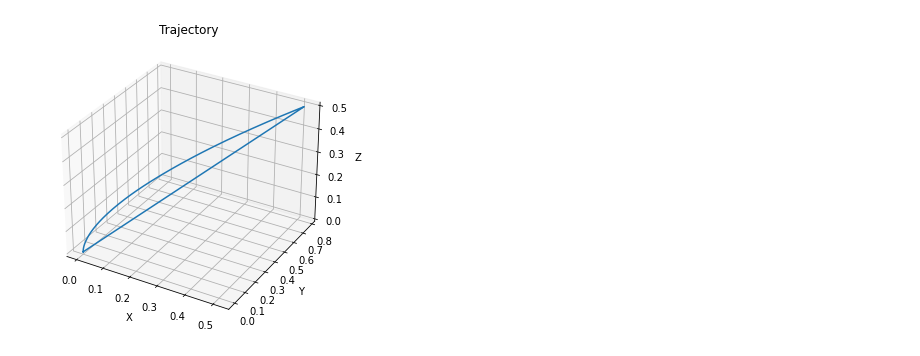
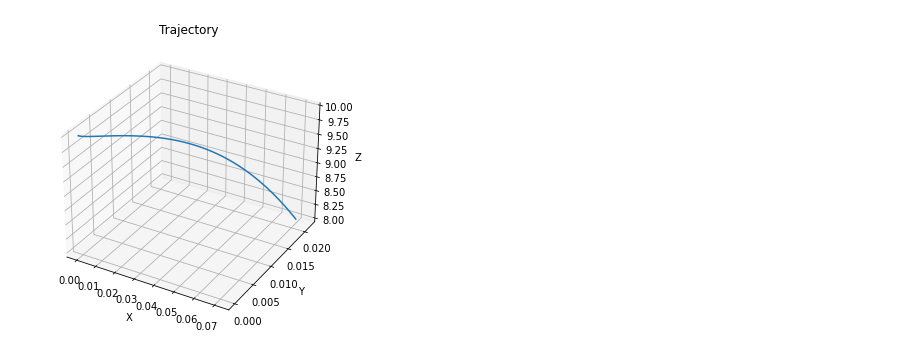
Before and after one commit to jjffkkgg/pytorch_practice, a Jupyter notebook: python/test_system/quadrotor/trained_net/data analysis.ipynb, the cells around one changed output. Cells and saved outputs as stored; diff of their text form; code cells hidden in the pictures.

```diff
--- a/python/test_system/quadrotor/trained_net/data analysis.ipynb
+++ b/python/test_system/quadrotor/trained_net/data analysis.ipynb
@@ -7,11 +7,13 @@ import matplotlib.animation as animation
 import sys
 sys.path.insert(0,'../')
 import params as par
+import json
 
-
-data = np.load('flight_data.npy')
-distance = np.load('distance_data.npy')
-u_in = np.load('input_data.npy')
+flight_data = np.load('flight_data.npy', allow_pickle=True).item()
+data = flight_data['obs']
+distance = flight_data['dist']
+u_in = flight_data['input']
+step = flight_data['step']
 # %%
 def update_lines(num, data, line):
         # NOTE: there is no .set_data() for 3 dim data...
@@ -24,0 +23,6 @@ index = 22
+# %%
+ref_trajectory = par.ref_trajectory
+index = 25
+index_step = step[index]
+t = par.time[:index_step]
+step
@@ -25,31 +108,31 @@ index = 22
 # %%
 # Attaching 3D axis to the figure
 fig1 = plt.figure(num = 1, figsize=(plt.figaspect(1)))
 ax = Axes3D(fig1)
 
-x = data[index,:,9]
-y = data[index,:,10]
-z = data[index,:,11]
+x = data[index,:index_step,9]
+y = data[index,:index_step,10]
+z = data[index,:index_step,11]
 data_plot = np.array([x,y,z])
 
 line = ax.plot(x, y, z)[0]
 
 # Setting the axes properties
 # ax.set_xlim3d([-50, 50])
 # ax.set_ylim3d([-50, 50])
 # ax.set_zlim3d([0, 100])
 
 ax.set_ylabel('Y')
 ax.set_xlabel('X')
 ax.set_zlabel('Z')
 
 ax.set_title('Trajectory')
 
 # Creating the Animation object
 line_ani = animation.FuncAnimation(fig1, update_lines, x.size, fargs=(data_plot, line),
                                 interval=50, blit=False)
 line_ani.save('./flight.gif', writer='pillow', fps=60)
 
 plt.show()
 # %% [output]
-[figure, old version]
+[figure, new version]
```
Also changed, not shown: parts of 4 cells of this notebook, 13 other files.
